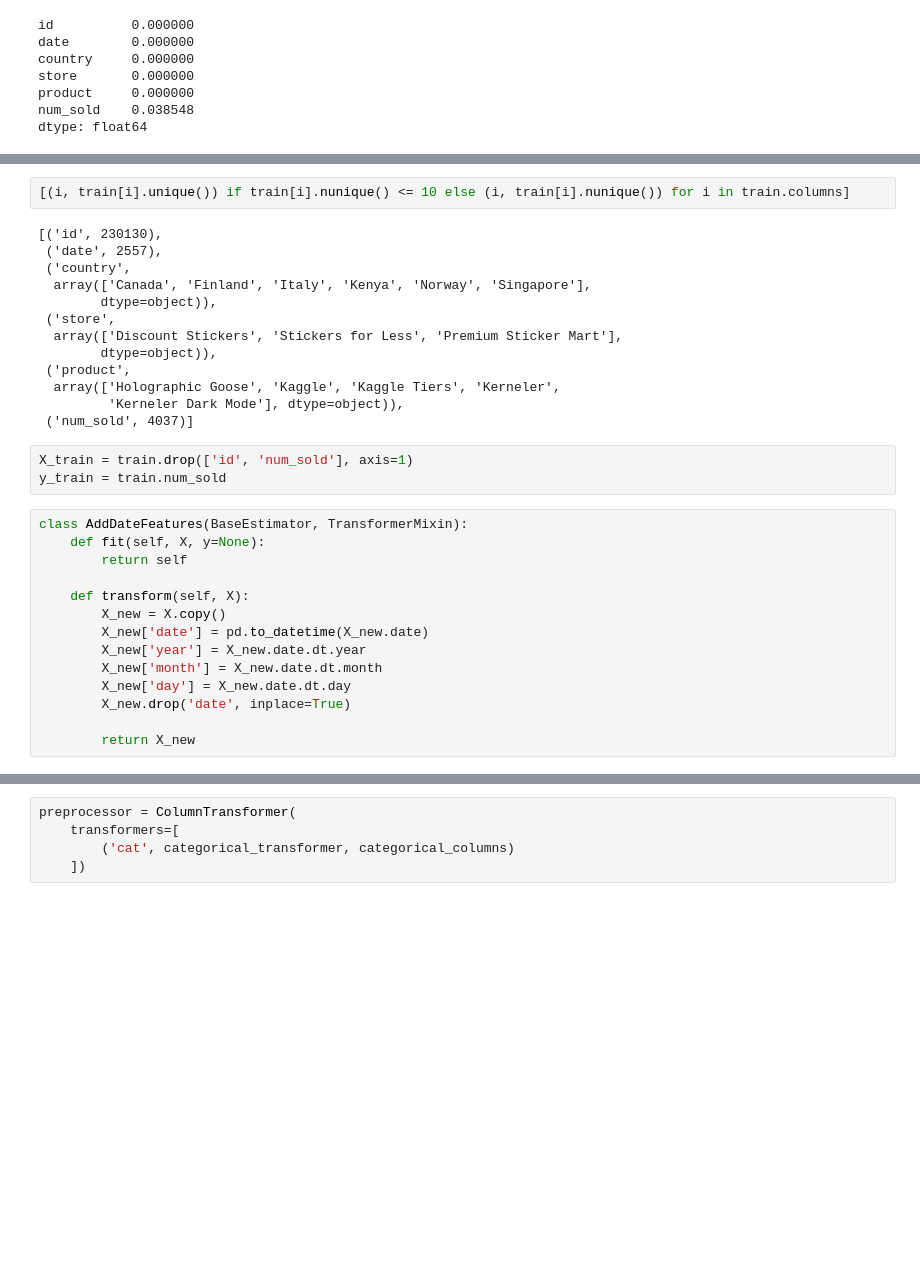
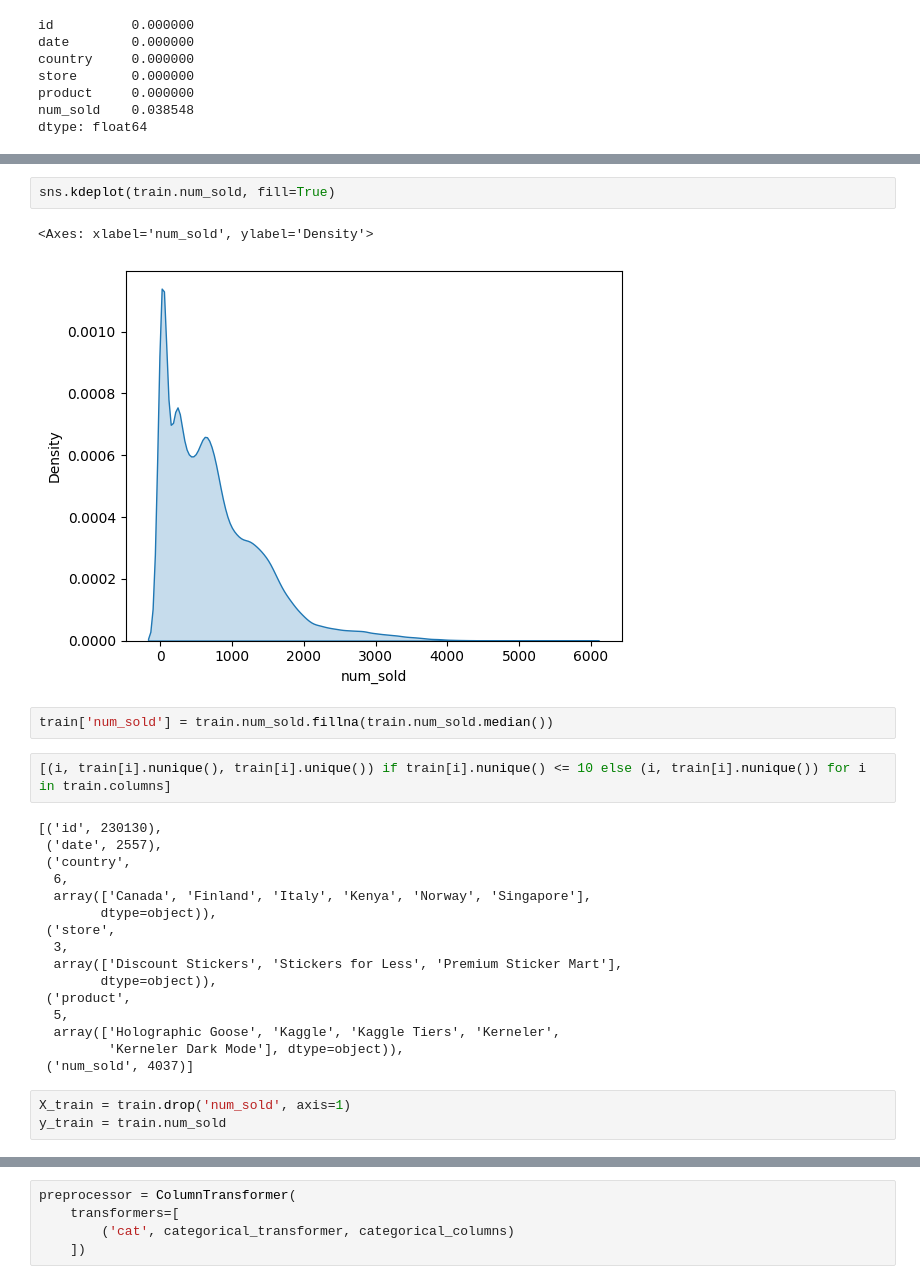
Before and after one commit to tengkumuazabs/my-portfolio, a Jupyter notebook: python-projects/kaggle/forecasting-sticker-sales/main.ipynb, the cells around one changed output, grey strips where cells are left out. Cells and saved outputs as stored; diff of their text form; blank space fills up the shorter version.

```diff
--- a/python-projects/kaggle/forecasting-sticker-sales/main.ipynb
+++ b/python-projects/kaggle/forecasting-sticker-sales/main.ipynb
@@ -50,35 +66,31 @@ dtype: float64
+# %%
+sns.kdeplot(train.num_sold, fill=True)
+# %% [output]
+<Axes: xlabel='num_sold', ylabel='Density'>
+[figure, added]
+# %%
+train['num_sold'] = train.num_sold.fillna(train.num_sold.median())
 # %%
-[(i, train[i].unique()) if train[i].nunique() <= 10 else (i, train[i].nunique()) for i in train.columns]
+[(i, train[i].nunique(), train[i].unique()) if train[i].nunique() <= 10 else (i, train[i].nunique()) for i in train.columns]
 # %% [output]
 [('id', 230130),
  ('date', 2557),
  ('country',
+  6,
   array(['Canada', 'Finland', 'Italy', 'Kenya', 'Norway', 'Singapore'],
         dtype=object)),
  ('store',
+  3,
   array(['Discount Stickers', 'Stickers for Less', 'Premium Sticker Mart'],
         dtype=object)),
  ('product',
+  5,
   array(['Holographic Goose', 'Kaggle', 'Kaggle Tiers', 'Kerneler',
          'Kerneler Dark Mode'], dtype=object)),
  ('num_sold', 4037)]
 # %%
-X_train = train.drop(['id', 'num_sold'], axis=1)
+X_train = train.drop('num_sold', axis=1)
 y_train = train.num_sold
-# %%
-class AddDateFeatures(BaseEstimator, TransformerMixin):
-    def fit(self, X, y=None):
-        return self
-
-    def transform(self, X):
-        X_new = X.copy()
-        X_new['date'] = pd.to_datetime(X_new.date)
-        X_new['year'] = X_new.date.dt.year
-        X_new['month'] = X_new.date.dt.month
-        X_new['day'] = X_new.date.dt.day
-        X_new.drop('date', inplace=True)
-
-        return X_new
 # %%
 X_train.columns
 # %% [output]
```
Also changed, not shown: parts of 12 cells of this notebook.
